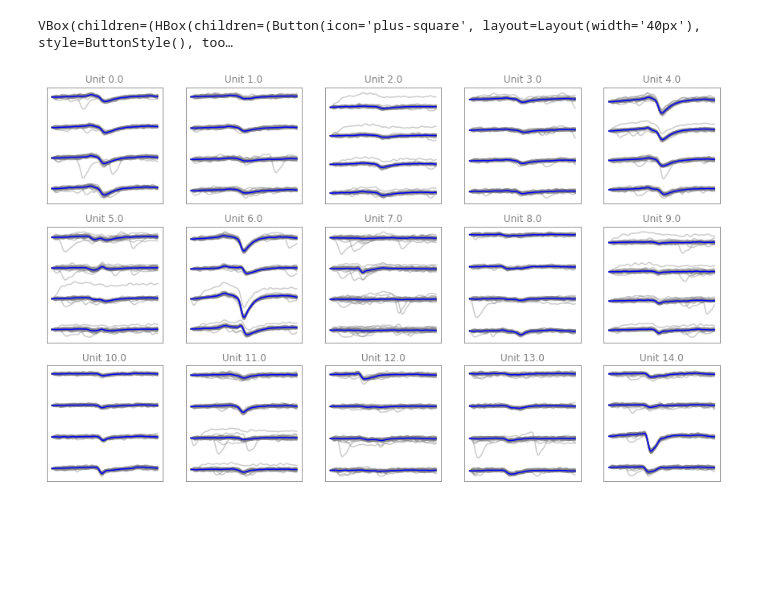
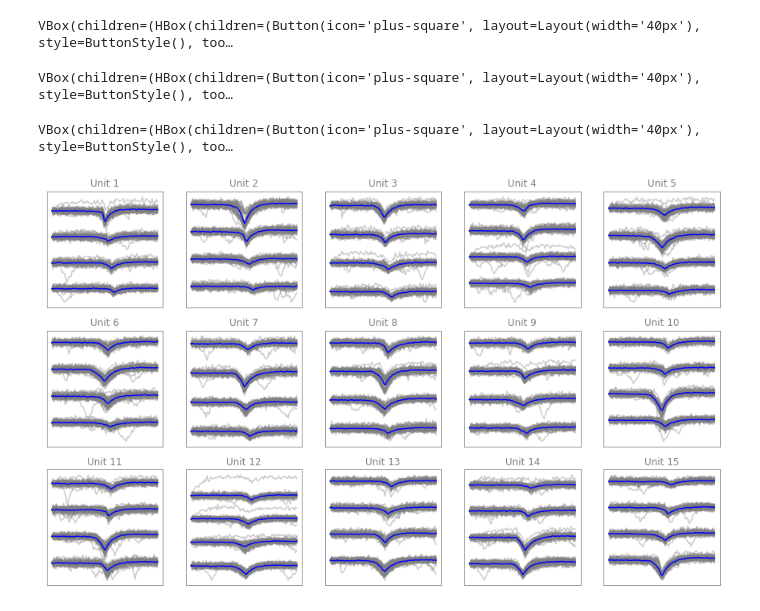
Before and after one commit to magland/spikeforest, a Jupyter notebook: gen_synth_datasets/gen_synth_datasets.ipynb, the cells around one changed output. Cells and saved outputs as stored; diff of their text form; code cells hidden in the pictures; blank space fills up the shorter version.

```diff
--- a/gen_synth_datasets/gen_synth_datasets.ipynb
+++ b/gen_synth_datasets/gen_synth_datasets.ipynb
@@ -24,25 +20,19 @@ The autoreload extension is already loaded. To reload it, use:
 # %%
-#templates='kbucket://b5ecdf1474c5/MEArec/templates/templates_30_Neuronexus-32.h5'
-templates='kbucket://b5ecdf1474c5/MEArec/templates/templates_30_tetrode_mea.h5'
 K=15
 
 datasets=[]
 ds0=dict(
     duration=600,
-    noise_level=12,
-    templates=templates,
-    n_exc=int(K/2), n_inh=K-int(K/2),
-    f_exc=2, f_inh=7,
-    min_rate=0.5,
-    st_exc=1, st_inh=3,
-    channel_ids=None,
-    min_dist=15
+    noise_level=10,
+    K=K
 )
-num_datasets=10
+num_datasets=3
 
 for j in range(1,num_datasets+1):
     ds=dict(
         name='{}_synth'.format('{0:03d}'.format(j)),
+        duration=60,
+        noise_level=10,
         seed=j
     )
     for key in ds0:
@@ -50,7 +40,6 @@ for j in range(1,num_datasets+1):
     datasets.append(ds)
 
 print('DATASETS:')
-for ds in datasets:
-    print(ds['name'])
+print([ds['name'] for ds in datasets])
 # %% [output]
 DATASETS:
@@ -112,12 +49,20 @@ Exception: [Click to expand] Error running process mearec.gen_recording: Process
-# %%
-IX=si.MdaInputExtractor(dataset_directory='datasets/001_synth')
-OX=si.MdaOutputExtractor(firings_file='datasets/001_synth/firings_true.mda')
-W=TimeseriesWidget(input_extractor=IX,trange=[0,5000],width=8,height=4)
-W.display()
-# %% [output]
-VBox(children=(HBox(children=(Button(icon='plus-square', layout=Layout(width='40px'), style=ButtonStyle(), too…
-# %%
-OV=OutputVisualizer(input_extractor=IX,output_extractor=OX)
-OV.viewUnitWaveforms()
-# %% [output]
-[figure, removed]
+# %%
+IXs = [si.MdaInputExtractor(dataset_directory='datasets/'+ds['name']) for ds in datasets]
+OXs = [si.MdaOutputExtractor(firings_file='datasets/'+ds['name']+'/firings_true.mda') for ds in datasets]
+IX=si.MultiInputExtractor(input_extractors=IXs, epoch_names=['A','B','C'])
+OX=si.MultiOutputExtractor(input_extractors=IXs, output_extractors=OXs, epoch_names=['A','B','C'])
+sw.TimeseriesWidget(input_extractor=IX).display()
+# %% [output]
+VBox(children=(HBox(children=(Button(icon='plus-square', layout=Layout(width='40px'), style=ButtonStyle(), too…
+# %%
+sw.TimeseriesWidget(input_extractor=IXs[1]).display()
+sw.TimeseriesWidget(input_extractor=IX.getEpoch('B')).display()
+# %% [output]
+VBox(children=(HBox(children=(Button(icon='plus-square', layout=Layout(width='40px'), style=ButtonStyle(), too…
+VBox(children=(HBox(children=(Button(icon='plus-square', layout=Layout(width='40px'), style=ButtonStyle(), too…
+# %%
+IX_sub=si.SubInputExtractor(parent_extractor=IX,start_frame=10000,end_frame=IX.getNumFrames())
+OX_sub=si.SubOutputExtractor(parent_extractor=OX,start_frame=10000,end_frame=IX.getNumFrames())
+sw.UnitWaveformsWidget(input_extractor=IX_sub,output_extractor=OX_sub,snippet_len=100).plot()
+# %% [output]
+[figure, added]
```
Also changed, not shown: parts of 4 cells of this notebook, 16 other files.
